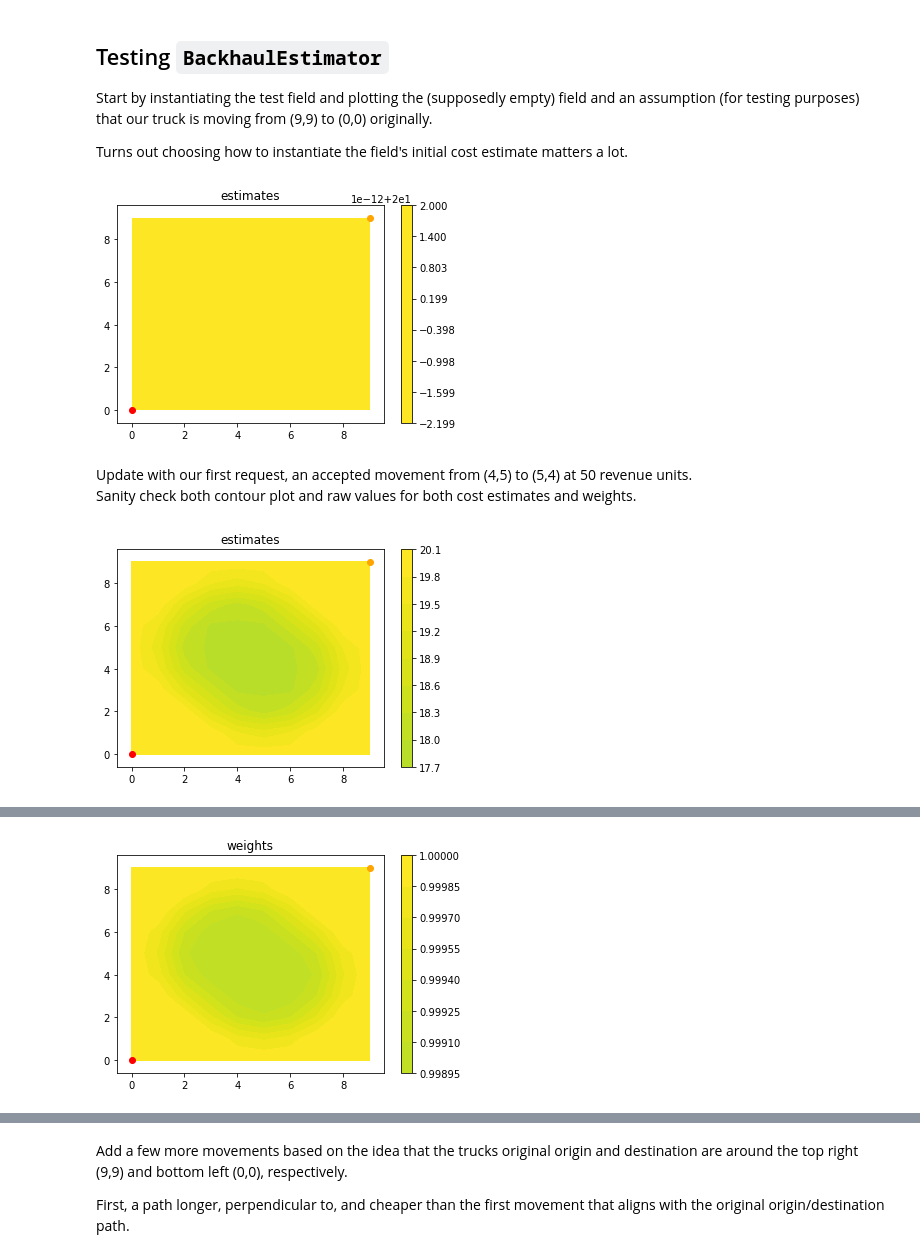
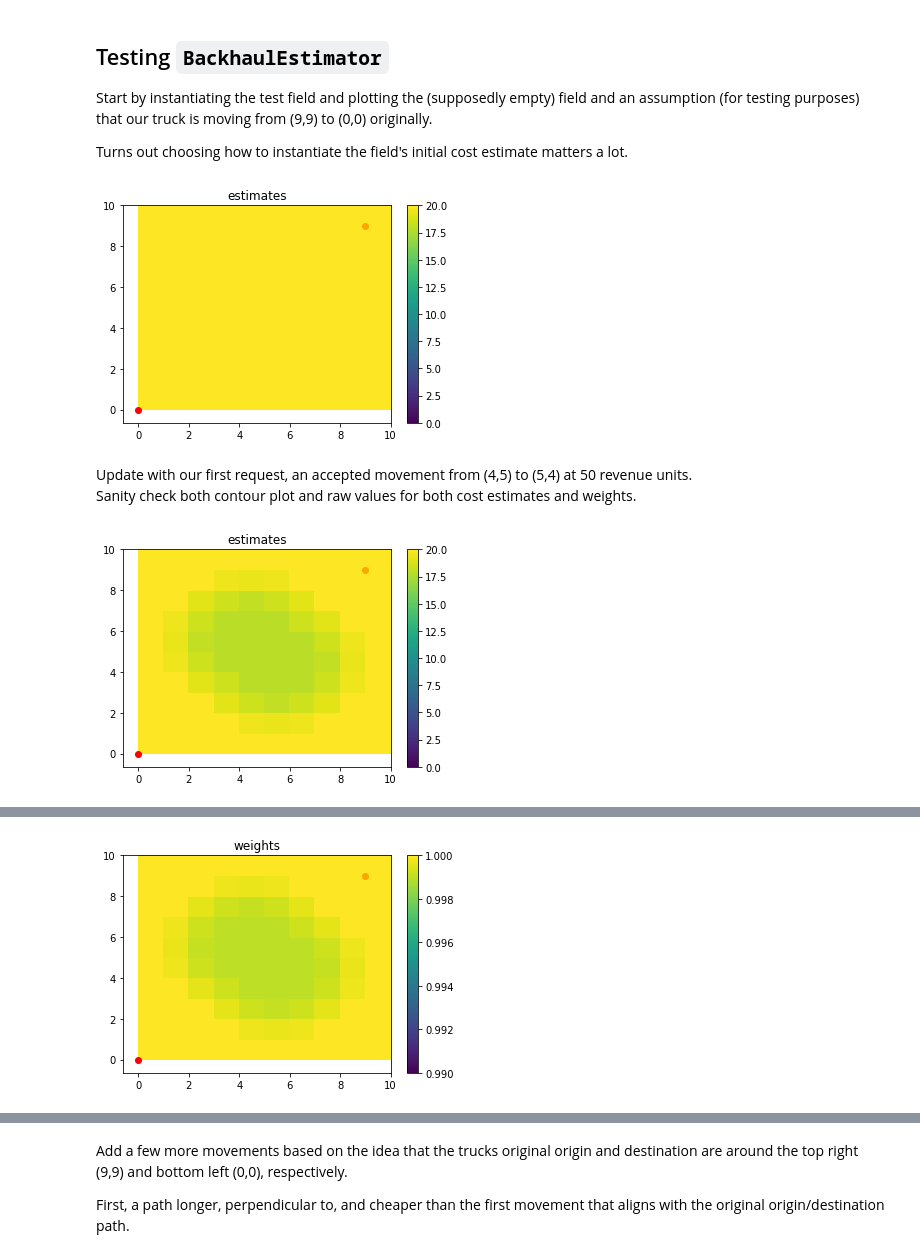
Before and after one commit to CarlinLiao/backhaul-estimator, a Jupyter notebook: testing.ipynb, the cells around one changed output, grey strips where cells are left out. Drawn from its saved outputs; the diff is of its cells as text; code cells hidden in the pictures.

Commit message:
changed all contourf to pcolor, added truish calc

```diff
--- a/testing.ipynb
+++ b/testing.ipynb
@@ -252,18 +252,18 @@ Turns out choosing how to instantiate the field's initial cost estimate matters
 # %%
 testfield = Field2D(10,10,20)
 be = BackhaulEstimator(testfield)
 
 # convenience function for plotting
 def plot_field(field, og, dt, estimates=True, vmin=0, vmax=100):
-    a=plt.contourf(field.cost_est if estimates else field.weights, vmin=vmin, vmax=vmax)
+    a=plt.pcolor(field.cost_est if estimates else field.weights, vmin=vmin, vmax=vmax)
     plt.colorbar(a)
     plt.scatter(og[0], og[1], color='orange')
     plt.scatter(dt[0], dt[1], color='red')
     plt.title('estimates' if estimates else 'weights')
     plt.show()
 plot_field(testfield, og=(9,9), dt=(0,0), vmin=0, vmax=20)
 # %% [output]
-[figure, old version]
+[figure, new version]
 # %% [markdown]
 Update with our first request, an accepted movement from (4,5) to (5,4) at 50 revenue units.
 Sanity check both contour plot and raw values for both cost estimates and weights.
@@ -272,7 +272,7 @@ be.update_est((4,5),(5,4),50,True)
 
 plot_field(testfield, og=(9,9), dt=(0,0), vmin=0, vmax=20)
 # %% [output]
-[figure, old version]
+[figure, new version]
 # %%
 print(testfield.cost_est)
 # %% [output]
@@ -299,7 +299,7 @@ print(testfield.cost_est)
 # %%
 plot_field(testfield, og=(9,9), dt=(0,0), estimates=False, vmin=0.99, vmax=1)
 # %% [output]
-[figure, old version]
+[figure, new version]
 # %%
 print(testfield.weights)
 # %% [output]
```
Also changed, not shown: parts of 15 cells of this notebook.
